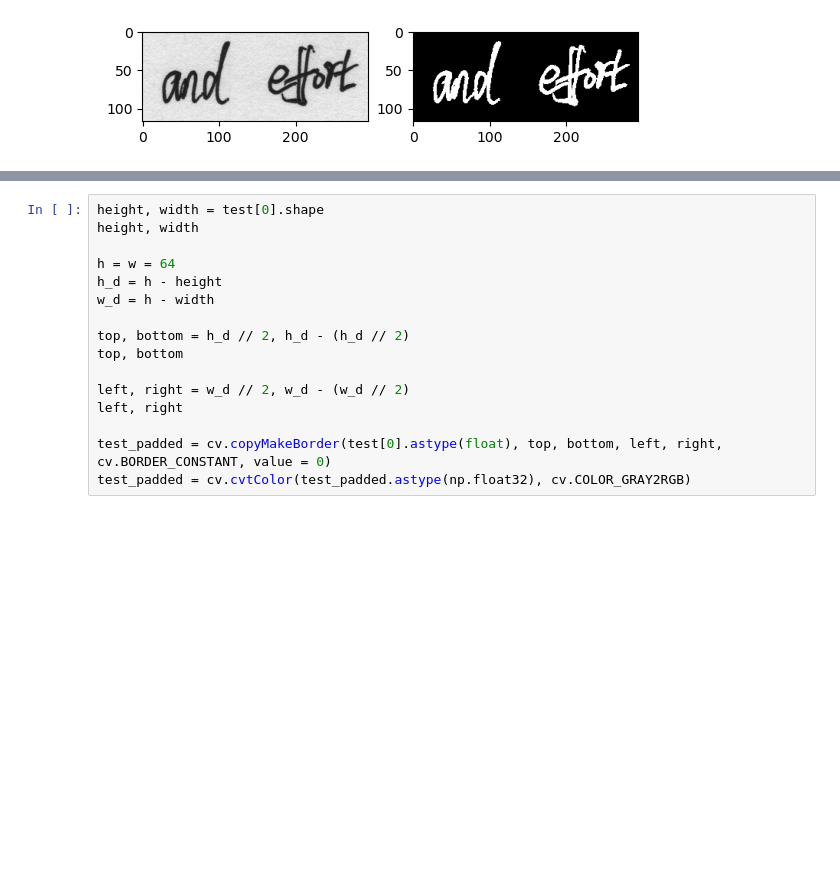
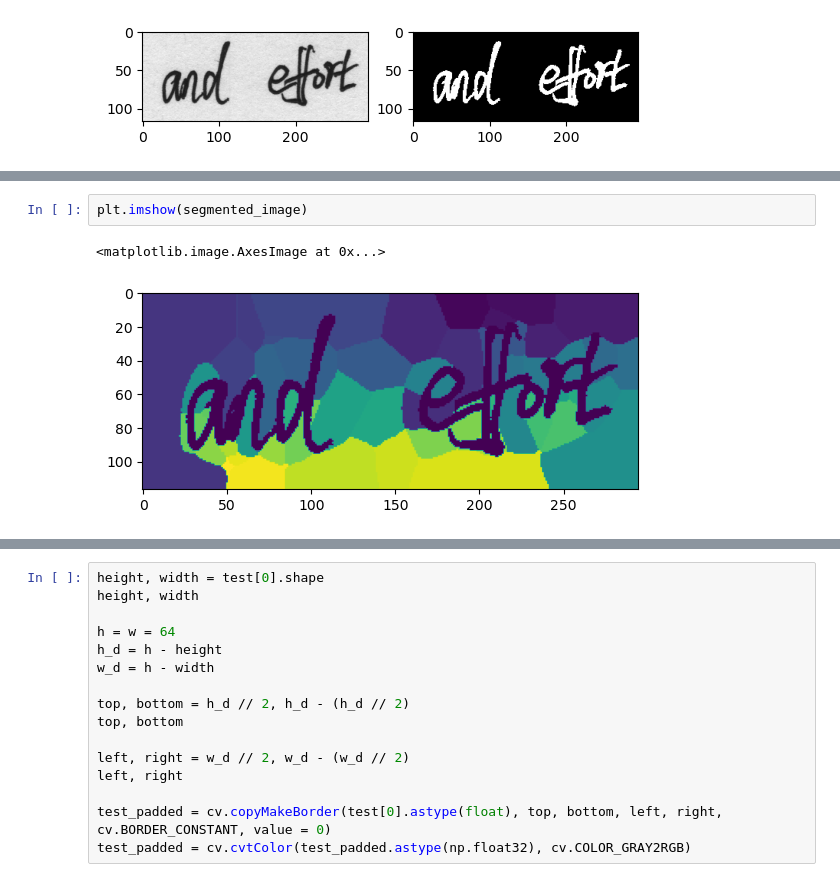
Before and after one commit to justjude97/MultiScript-Handwriting-Identification-with-Stroke-Decomposition, a Jupyter notebook: Code and Experiments/experimentation/baseline_architecture.ipynb, the cells around one changed output, grey strips where cells are left out. Saved outputs shown, nothing was run; the diff lists cells and outputs as text; blank space fills up the shorter version.

```diff
--- a/Code and Experiments/experimentation/baseline_architecture.ipynb
+++ b/Code and Experiments/experimentation/baseline_architecture.ipynb
@@ -43,3 +50,8 @@ len(test)
+# %%
+plt.imshow(segmented_image)
+# %% [output]
+<matplotlib.image.AxesImage at 0x...>
+[figure, added]
 # %%
 idx = 9
 print(bounding_boxes[idx])
```
Also changed, not shown: parts of 10 cells of this notebook, 1 other file.
